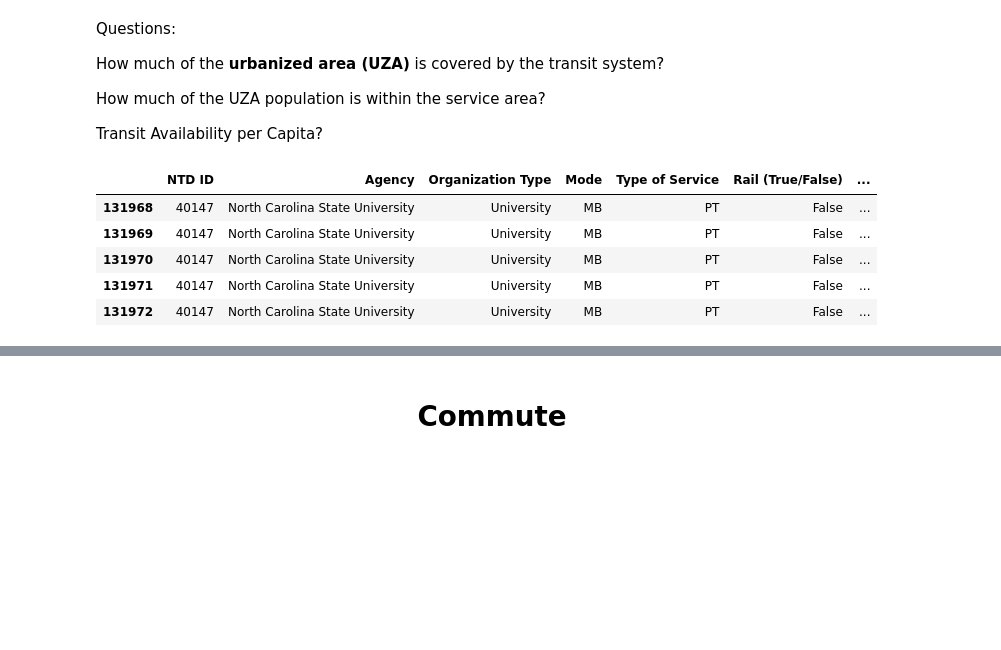
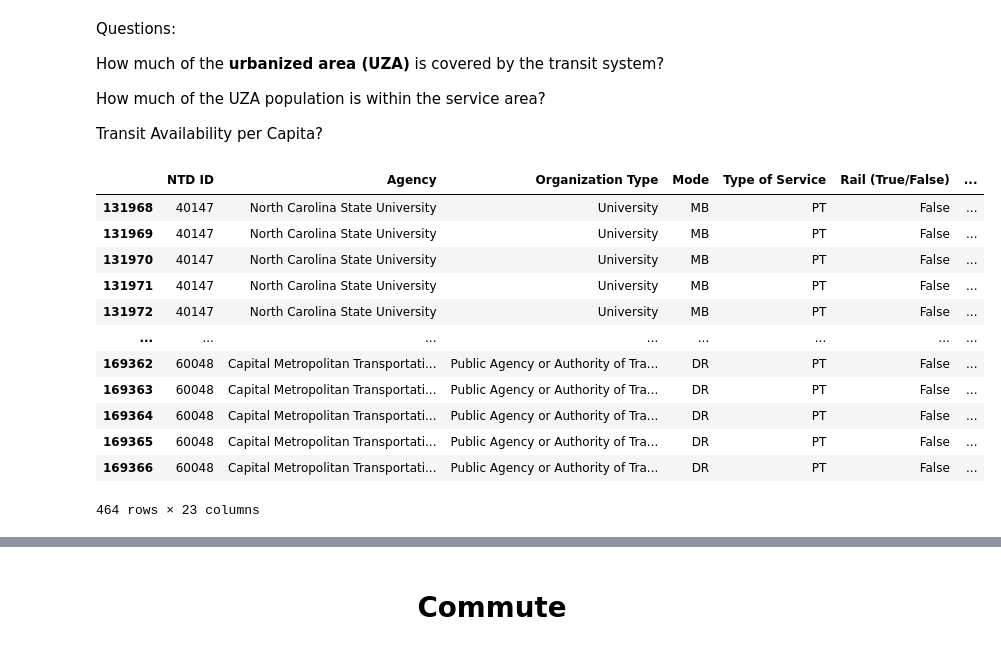
Before and after one commit to Hannah00Donnelly/nss-capstone-da14-2025, a Jupyter notebook: notebooks/hdonnelly_capstone.ipynb, the cells around one changed output, grey strips where cells are left out. Cells and saved outputs as stored; diff of their text form; code cells hidden in the pictures; blank space fills up the shorter version.

```diff
--- a/notebooks/hdonnelly_capstone.ipynb
+++ b/notebooks/hdonnelly_capstone.ipynb
@@ -453,38 +563,46 @@ How much of the UZA population is within the service area?
 Transit Availability per Capita?
 # %%
 #Population Coverage - how much of the city population is within reach of transit.
-
-public_transportation['Population Coverage'] = ((public_transportation['Service Area Population'] /
-                                                       public_transportation['Primary UZA Population'])*100).round(2)
+public_transportation['Population Coverage'] = (public_transportation['Service Area Population'] /
+                                                       public_transportation['Primary UZA Population']).round(2)
 
 #Geographic Coverage - how much of the city’s core is covered by transit service.
-public_transportation['Geographic Coverage'] = ((public_transportation['Service Area Sq Miles'] /
-                                                       public_transportation['Primary UZA Sq Miles'])*100).round(2)
+public_transportation['Geographic Coverage'] = (public_transportation['Service Area Sq Miles'] /
+                                                       public_transportation['Primary UZA Sq Miles']).round(2)
 
 #Population Density of UZA - how concentrated the population is
 public_transportation['UZA Population Density'] = (public_transportation['Primary UZA Population'] /
                                                        public_transportation['Primary UZA Sq Miles']).round(2)
 
 #Population Density of Service Area - how concentrated the population is
 public_transportation['Service Area Population Density'] = (public_transportation['Service Area Population'] /
                                                        public_transportation['Service Area Sq Miles']).round(2)
 
 
 
 #My cities: 'Seattle--Tacoma, WA', 'Raleigh, NC', 'Philadelphia, PA--NJ--DE--MD', and 'Austin, TX'.
 public_transportation_cities =public_transportation[(public_transportation['Primary UZA Name']== 'Seattle--Tacoma, WA') |
                                         (public_transportation['Primary UZA Name']== 'Raleigh, NC') |
                                         (public_transportation['Primary UZA Name']== 'Philadelphia, PA--NJ--DE--MD') |
                                         (public_transportation['Primary UZA Name']== 'Austin, TX')]
 
 #2024
 public_transportation_cities_2024 = public_transportation_cities[public_transportation_cities['Year']== 2024]
 
-public_transportation_cities_2024.head()
+#Removing null value rows due to duplicate information in data
+public_transportation_cities_2024 = public_transportation_cities_2024[public_transportation_cities_2024["Service Area Population Density"].notna()]
+public_transportation_cities_2024
 # %% [output]
 |  | NTD ID | Agency | Organization Type | Mode | Type of Service | Rail (True/False) | ... |
 | 131968 | 40147 | North Carolina State University | University | MB | PT | False | ... |
 | 131969 | 40147 | North Carolina State University | University | MB | PT | False | ... |
 | 131970 | 40147 | North Carolina State University | University | MB | PT | False | ... |
 | 131971 | 40147 | North Carolina State University | University | MB | PT | False | ... |
 | 131972 | 40147 | North Carolina State University | University | MB | PT | False | ... |
+| ... | ... | ... | ... | ... | ... | ... | ... |
+| 169362 | 60048 | Capital Metropolitan Transportati... | Public Agency or Authority of Tra... | DR | PT | False | ... |
+| 169363 | 60048 | Capital Metropolitan Transportati... | Public Agency or Authority of Tra... | DR | PT | False | ... |
+| 169364 | 60048 | Capital Metropolitan Transportati... | Public Agency or Authority of Tra... | DR | PT | False | ... |
+| 169365 | 60048 | Capital Metropolitan Transportati... | Public Agency or Authority of Tra... | DR | PT | False | ... |
+| 169366 | 60048 | Capital Metropolitan Transportati... | Public Agency or Authority of Tra... | DR | PT | False | ... |
+464 rows × 23 columns
```
Also changed, not shown: parts of 49 cells of this notebook.
